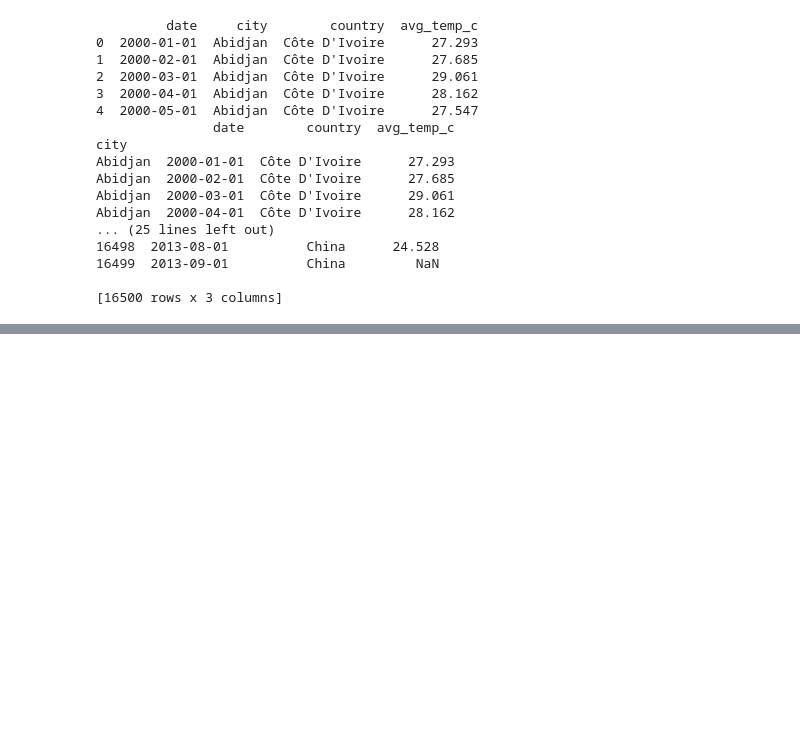
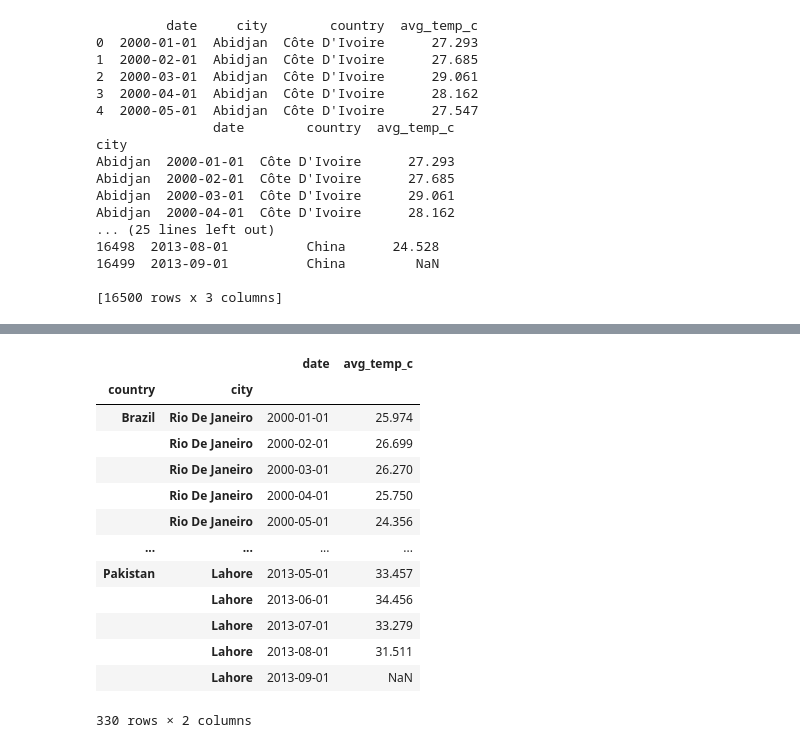
Before and after one commit to xGp35/DC_tutorials, a Jupyter notebook: Dataframes_pandas/temperatures.ipynb, the cells around one changed output, grey strips where cells are left out. Saved outputs shown, nothing was run; the diff lists cells and outputs as text; code cells hidden in the pictures; blank space fills up the shorter version.

Commit message:
temperature modifications 2

```diff
--- a/Dataframes_pandas/temperatures.ipynb
+++ b/Dataframes_pandas/temperatures.ipynb
@@ -42,0 +69,4 @@ perl fixer.pl try.mp4 kazam_3rk17uad.movie.mux recovered
+# %%
+# Index temperatures by country & city
+temperatures_ind = temperatures.set_index(['country', 'city'])
+temperatures_ind.head()
@@ -42,0 +81,21 @@ perl fixer.pl try.mp4 kazam_3rk17uad.movie.mux recovered
+# %%
+# List of tuples: Brazil, Rio De Janeiro & Pakistan, Lahore
+rows_to_keep = [('Brazil', 'Rio De Janeiro'),('Pakistan', 'Lahore')]
+
+# Subset for rows to keep
+temperatures_ind.loc[rows_to_keep]
+# %% [output]
+|  |  | date | avg_temp_c |
+| country | city |  |  |
+| Brazil | Rio De Janeiro | 2000-01-01 | 25.974 |
+|  | Rio De Janeiro | 2000-02-01 | 26.699 |
+|  | Rio De Janeiro | 2000-03-01 | 26.270 |
+|  | Rio De Janeiro | 2000-04-01 | 25.750 |
+|  | Rio De Janeiro | 2000-05-01 | 24.356 |
+| ... | ... | ... | ... |
+| Pakistan | Lahore | 2013-05-01 | 33.457 |
+|  | Lahore | 2013-06-01 | 34.456 |
+|  | Lahore | 2013-07-01 | 33.279 |
+|  | Lahore | 2013-08-01 | 31.511 |
+|  | Lahore | 2013-09-01 | NaN |
+330 rows × 2 columns
```
Also changed, not shown: parts of 18 cells of this notebook.
